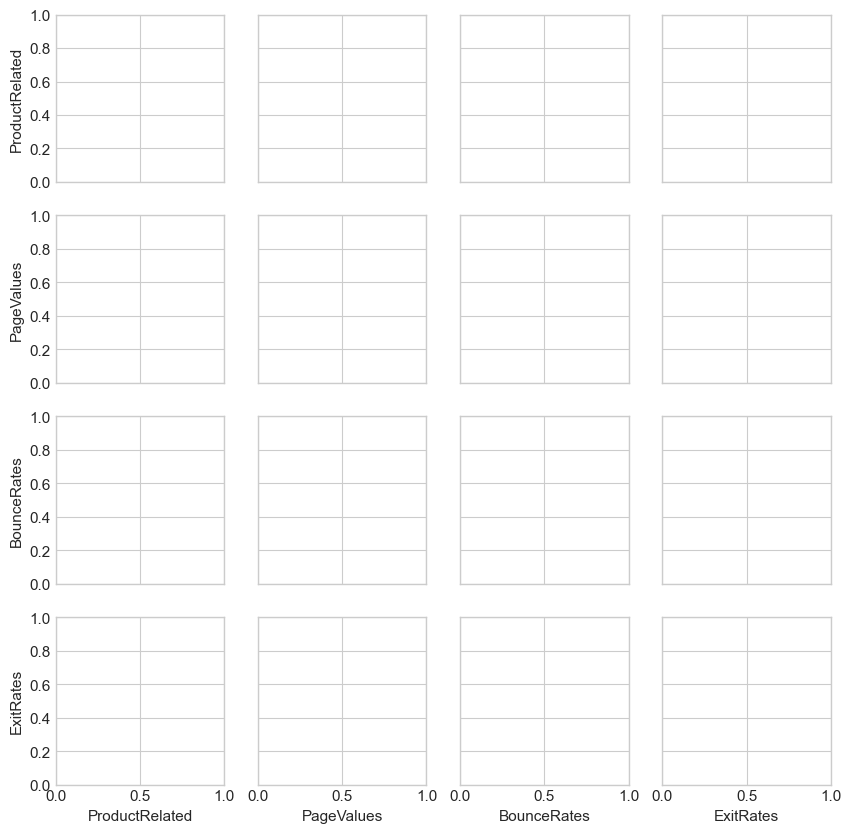
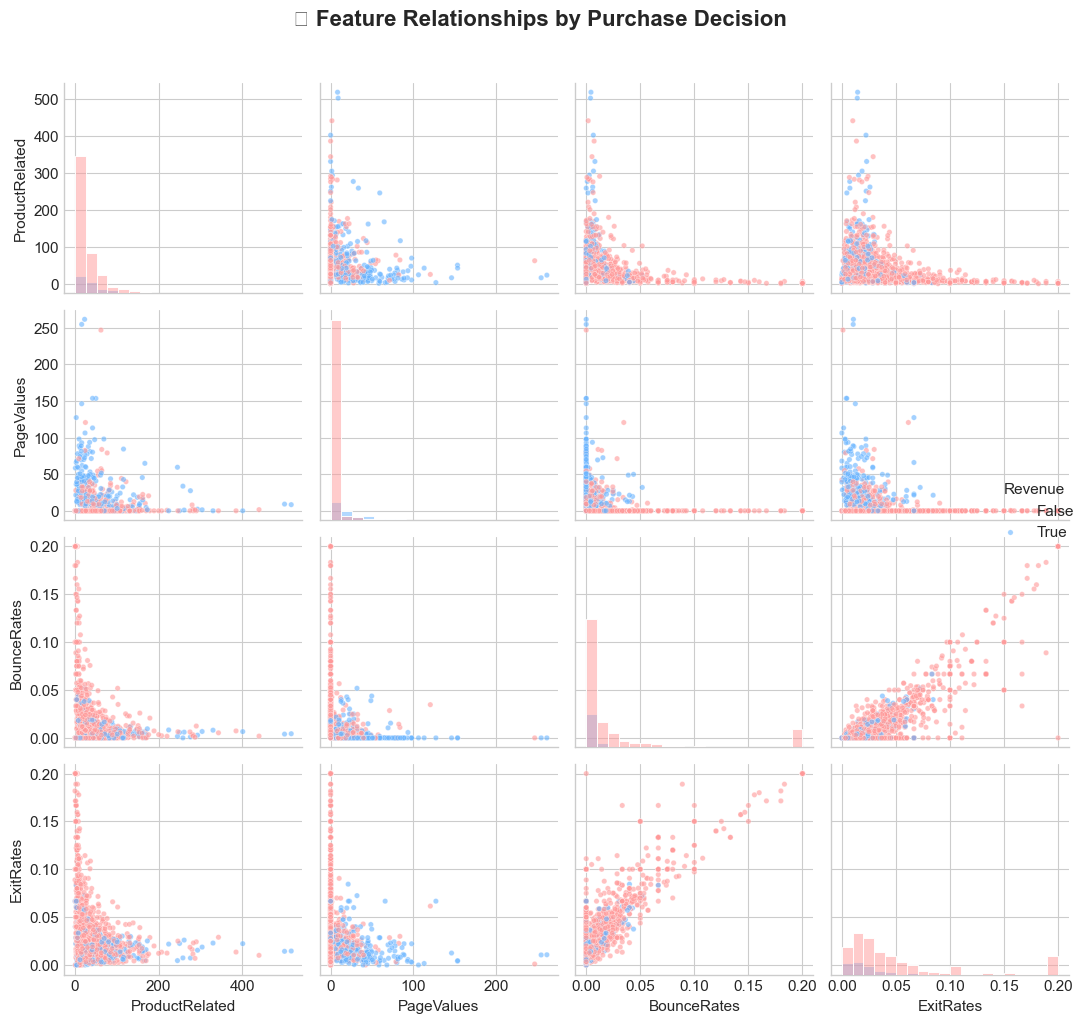
The notebook cell's code change between the first figure and the second:
--- before
+++ after
@@ -1,20 +1,25 @@
-# 🌟 Pairplot for Key Features (Sampled for performance)
-sample_df = df.sample(min(2000, len(df)), random_state=42)  # Sample for speed
+df['Revenue'] = df['Revenue'].astype(str).str.title()  # Converts TRUE/FALSE/True/False -> 'True'/'False'
+
+# 🌟 Pairplot
+sample_df = df.sample(min(2000, len(df)), random_state=42)
 key_features = ['ProductRelated', 'PageValues', 'BounceRates', 'ExitRates', 'Revenue']
-
-# Color palette
 palette = {'False': '#ff9999', 'True': '#66b3ff'}
 
-plt.figure(figsize=(12, 10))
-sns.pairplot(sample_df[key_features], hue='Revenue', palette=palette, 
-             plot_kws={'alpha': 0.6, 's': 15}, diag_kws={'bins': 20})
+
+sns.pairplot(sample_df[key_features], hue='Revenue', palette=palette,
+             diag_kind='hist',  # Explicitly set diagonal type
+             plot_kws={'alpha': 0.6, 's': 15, 'edgecolor': 'white'},
+             diag_kws={'bins': 20, 'color': 'steelblue', 'edgecolor': 'white'})
 plt.suptitle('🔍 Feature Relationships by Purchase Decision', y=1.02, fontsize=16, fontweight='bold')
+plt.tight_layout()
 plt.show()
 
-# 📊 Interactive-Style Summary Dashboard
+plt.figure(figsize=(12, 10))
+
+# 📊 Dashboard
 fig = plt.figure(figsize=(20, 12))
 gs = plt.GridSpec(2, 3, figure=fig, hspace=0.3, wspace=0.3)
 
-# 1. Revenue by Month Heatmap
+# 1. Monthly Conversion
 ax1 = fig.add_subplot(gs[0, 0])
 pivot_month = pd.crosstab(df['Month'], df['Revenue'], normalize='index') * 100
@@ -22,7 +27,7 @@
 ax1.set_title('📅 Monthly Conversion Rate (%)', fontweight='bold')
 
-# 2. Visitor Type Analysis
+# 2. Visitor Type
 ax2 = fig.add_subplot(gs[0, 1])
-visitor_conv = df.groupby('VisitorType')['Revenue'].apply(lambda x: (x=='True').mean()*100)
+visitor_conv = df.groupby('VisitorType')['Revenue'].apply(lambda x: (x == 'True').mean() * 100)
 bars = ax2.bar(visitor_conv.index, visitor_conv.values, color=['#ff9999', '#66b3ff', '#99cc99'], edgecolor='black')
 ax2.set_ylabel('Conversion Rate (%)')
@@ -32,9 +37,9 @@
     ax2.text(bar.get_x() + bar.get_width()/2., height, f'{height:.1f}%', ha='center', va='bottom', fontsize=10)
 
-# 3. PageValues Distribution (Log Scale)
+# 3. PageValues Log Histogram
 ax3 = fig.add_subplot(gs[0, 2])
 for rev in ['False', 'True']:
-    subset = df[df['Revenue']==rev]['PageValues']
-    subset = subset[subset > 0]  # Remove zeros for log scale
+    subset = df[df['Revenue'] == rev]['PageValues']
+    subset = subset[subset > 0]
     ax3.hist(np.log1p(subset), bins=30, alpha=0.6, label=f'{rev}', edgecolor='white')
 ax3.set_xlabel('log(PageValues + 1)')
@@ -43,5 +48,5 @@
 ax3.legend()
 
-# 4. Bounce vs Exit Rates Scatter
+# 4. Bounce vs Exit Scatter
 ax4 = fig.add_subplot(gs[1, :2])
 colors = df['Revenue'].map({'False': '#ff999980', 'True': '#66b3ff80'})
@@ -53,5 +58,5 @@
 ax4.axvline(x=df['BounceRates'].median(), color='gray', linestyle='--', alpha=0.5)
 
-# 5. Summary Statistics Table
+# 5. Summary Table
 ax5 = fig.add_subplot(gs[1, 2])
 ax5.axis('off')
@@ -61,5 +66,5 @@
     f"📈 Avg PageValues: ${df['PageValues'].mean():.2f}",
     f"🔄 Median Product Views: {df['ProductRelated'].median():.0f}",
-    f"⏱️ Avg Session Duration: {df['Total_Duration'].mean()/60:.1f} min",
+    f"⏱️ Avg Session Duration: {df.get('Total_Duration', pd.Series([0]*len(df))).mean()/60:.1f} min",
     f"🎯 Top Converting Month: {df.groupby('Month')['Revenue'].apply(lambda x: (x=='True').mean()).idxmax()}",
     f"👥 Returning Visitor Rate: {(df['VisitorType']=='Returning_Visitor').mean()*100:.1f}%"
@@ -70,3 +75,4 @@
 
 plt.suptitle('🛒 Online Shoppers Intention - Executive Dashboard', fontsize=20, fontweight='bold', y=0.98)
+plt.tight_layout()
 plt.show()

Commit: Editted EDA